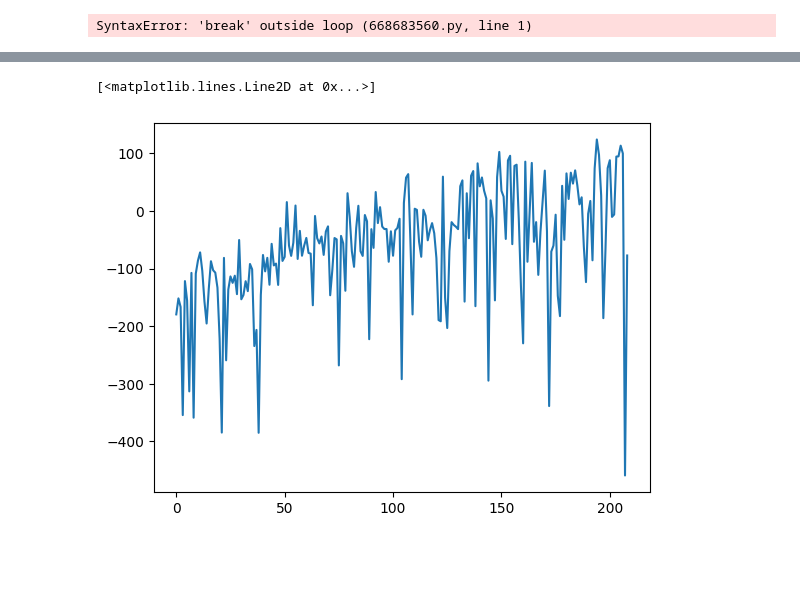
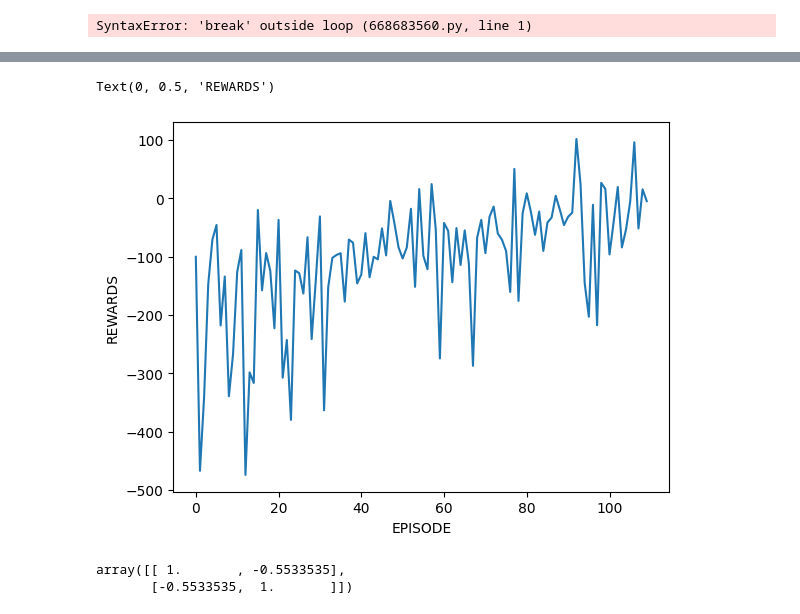
Before and after one commit to ipritom/DRL, a Jupyter notebook: DQN/DQN_lunar_lander.ipynb, the cells around one changed output, grey strips where cells are left out. Cells and saved outputs as stored; diff of their text form; code cells hidden in the pictures; blank space fills up the shorter version.

```diff
--- a/DQN/DQN_lunar_lander.ipynb
+++ b/DQN/DQN_lunar_lander.ipynb
@@ -258,8 +256,15 @@ plt.plot(history["loss"])
-# %%
-plt.plot(history["rewards"])
-# %% [output]
-[<matplotlib.lines.Line2D at 0x...>]
-[figure, removed]
+# %%
+plt.plot(agent.REWARDS)
+plt.xlabel("EPISODE")
+plt.ylabel("REWARDS")
+# %% [output]
+Text(0, 0.5, 'REWARDS')
+[figure, added]
+# %%
+np.corrcoef(agent.LOSS, agent.REWARDS)
+# %% [output]
+array([[ 1.       , -0.5533535],
+       [-0.5533535,  1.       ]])
 # %%
 # import seaborn as sns
 # %%
```
Also changed, not shown: parts of 6 cells of this notebook, 1 other file.
